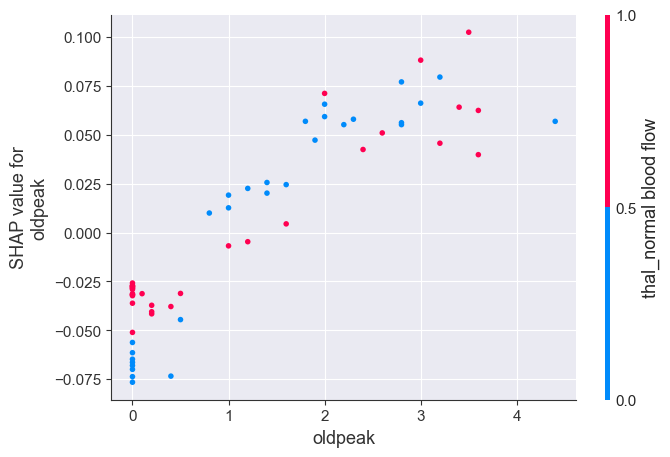
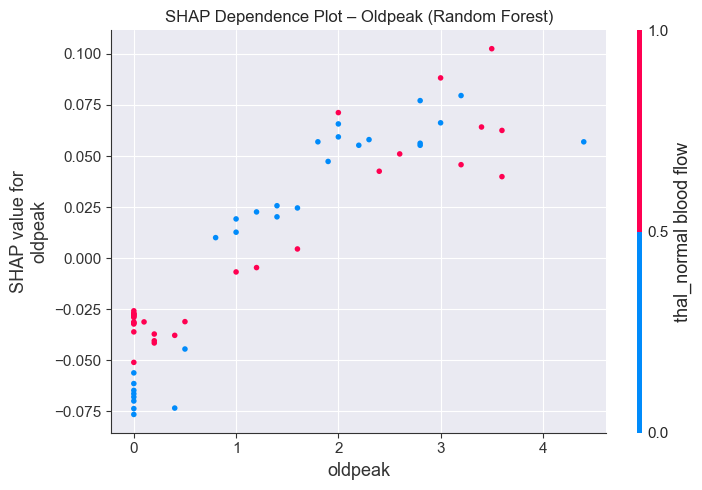
The notebook cell's code change between the first figure and the second:
--- before
+++ after
@@ -7,6 +7,11 @@
     sv_rf_2d,
     X_test_rf,
-    feature_names=feat_rf
+    feature_names=feat_rf,
+    show=False
 )
+plt.title("SHAP Dependence Plot – Oldpeak (Random Forest)")
+plt.tight_layout()
+plt.show()
+
 
 # Age
@@ -15,4 +20,8 @@
     sv_rf_2d,
     X_test_rf,
-    feature_names=feat_rf
+    feature_names=feat_rf,
+    show=False
 )
+plt.title("SHAP Dependence Plot – Age (Random Forest)")
+plt.tight_layout()
+plt.show()

Commit: Dodati tekstualni opisi